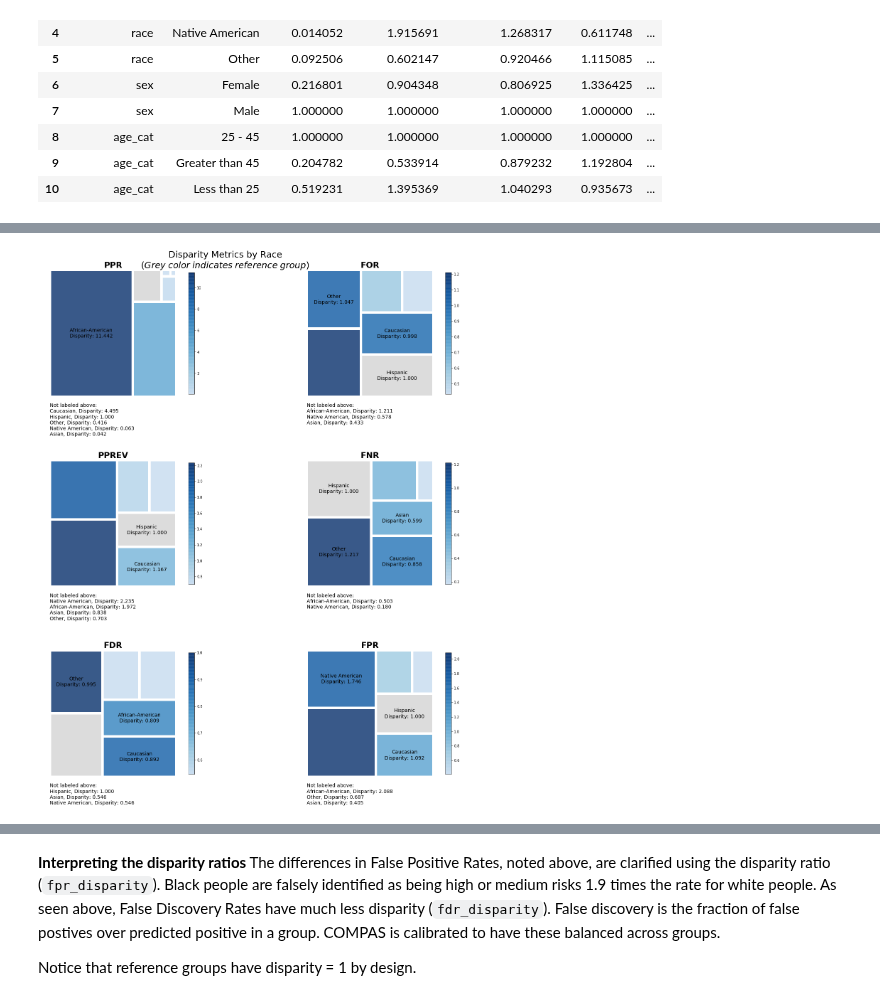
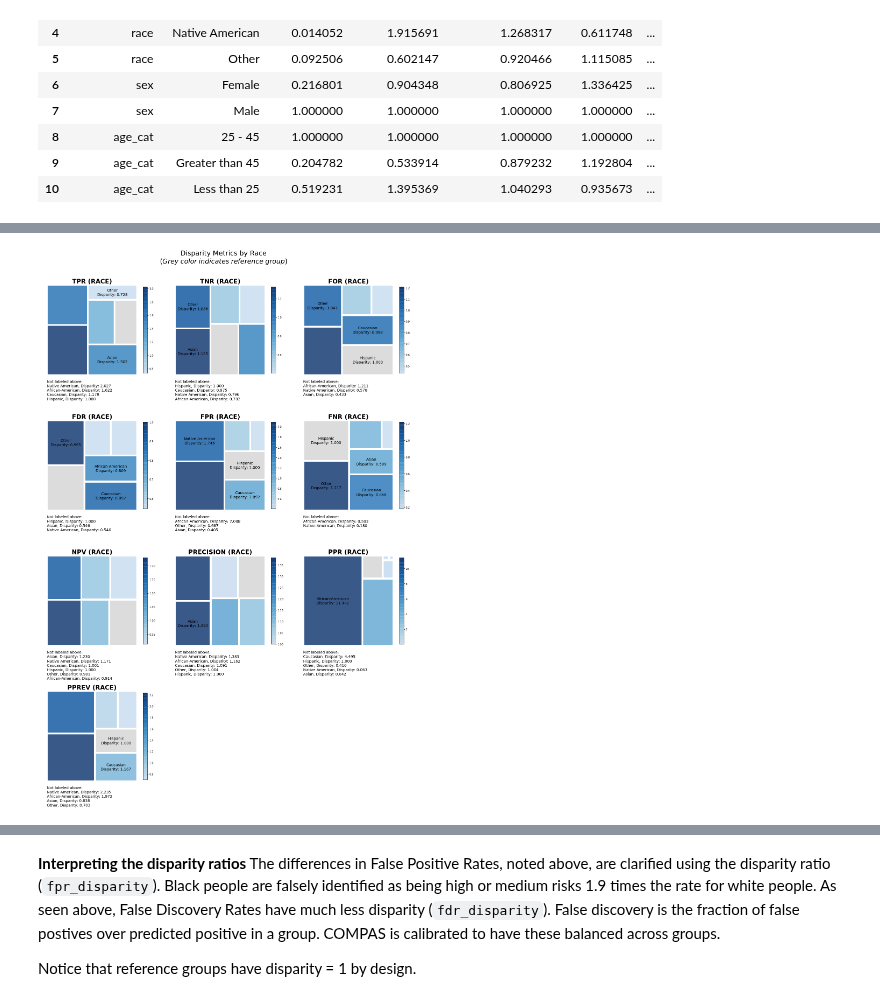
Before and after one commit to dssg/aequitas, a Jupyter notebook: docs/source/examples/compas_demo.ipynb, the cells around one changed output, grey strips where cells are left out. Cells and saved outputs as stored; diff of their text form; code cells hidden in the pictures.

Commit message:
treemap and plotting updates

```diff
--- a/docs/source/examples/compas_demo.ipynb
+++ b/docs/source/examples/compas_demo.ipynb
@@ -653,15 +749,6 @@ def metric_treemap(data_table, group_metric, attribute_name, model_id=1, ax=None
 
     compare_value = values.iloc[ref_group_idx]
 
-    cuts = pd.cut(values, 5)
-#         print(cuts)
-
-#     scaled_values = [(0.25 * compare_value) if val < (0.5*compare_value) else
-#                      (0.5 * compare_value) if (0.5 * compare_value) <= val < (0.75*compare_value) else
-#                      compare_value if (0.75*compare_value) <= val < (2*compare_value) else
-#                      (2*compare_value) if (1.5*compare_value) <= val < (3*compare_value) else
-#                      (3*compare_value) for val in values]
-
     #     labels = [f"{attr}\n{attr_val}\n{disp:.2f}" for attr, attr_val, disp in zip(data_table['attribute_name'], data_table['attribute_value'], data_table[related_disparity])]
     labels = [f"{attr_val}\nDisparity: {disp:.3f}" for attr_val, disp in zip(sorted_df['attribute_value'], sorted_df[related_disparity])]
 
@@ -677,7 +764,7 @@ def metric_treemap(data_table, group_metric, attribute_name, model_id=1, ax=None
 #     ax = squarify.plot(sizes=data_table[group_metric], color=clrs, label=labels, ax=ax, alpha=0.8)
 
     ax = squarify_plot_rects(padded_rects, data_table=sorted_df, color=clrs, label=labels, ax=ax, alpha=0.8)
-    ax.set_title((' ').join(group_metric.split('_')).upper(),fontsize=23,fontweight="bold")
+    ax.set_title(f"{(' ').join(group_metric.split('_')).upper()} ({attribute_name.upper()})",fontsize=23,fontweight="bold")
 
     if not higlight_fairness:
         # create dummy invisible image with a color map to leverage for color bar
@@ -793,6 +906,7 @@ def plot_multiple_treemaps(data_table, plot_fcn, attribute=None, metrics=None, f
         plt.show()
     return fig
 # %%
-tm = plot_multiple_treemaps(hbdf, metric_treemap, attribute='race')
+# original treemap subplots
+tm = plot_multiple_treemaps(hbdf, metric_treemap, attribute='race', metrics = 'all')
 # %% [output]
-[figure, old version]
+[figure, new version]
```
Also changed, not shown: parts of 30 cells of this notebook, 3 other files.
